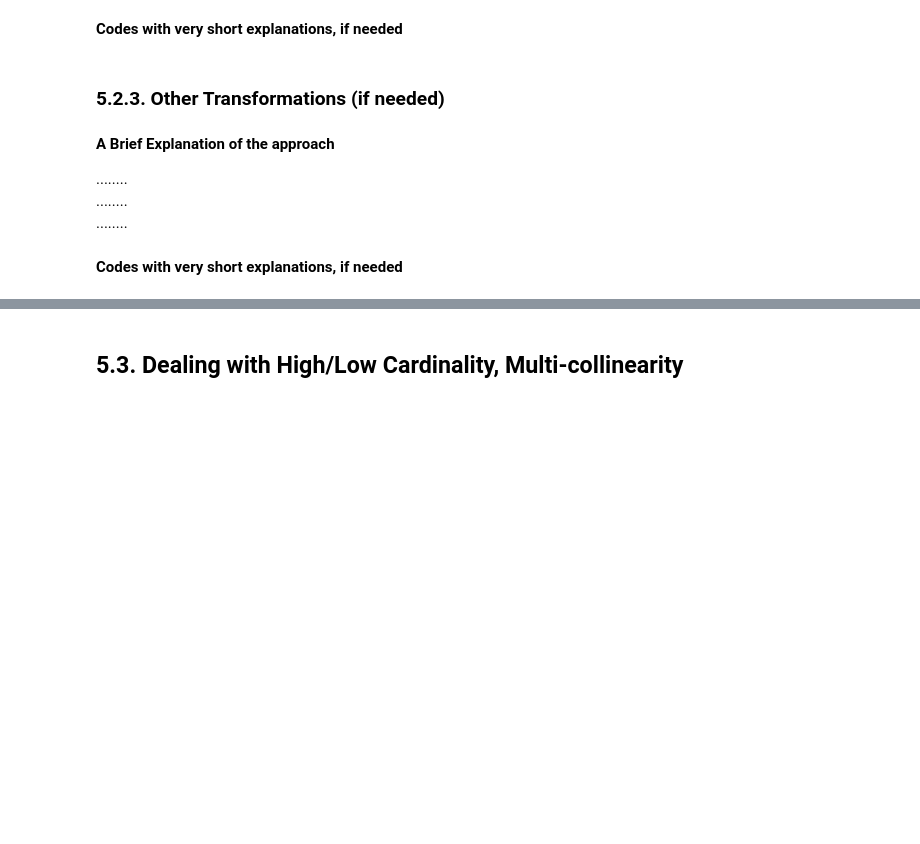
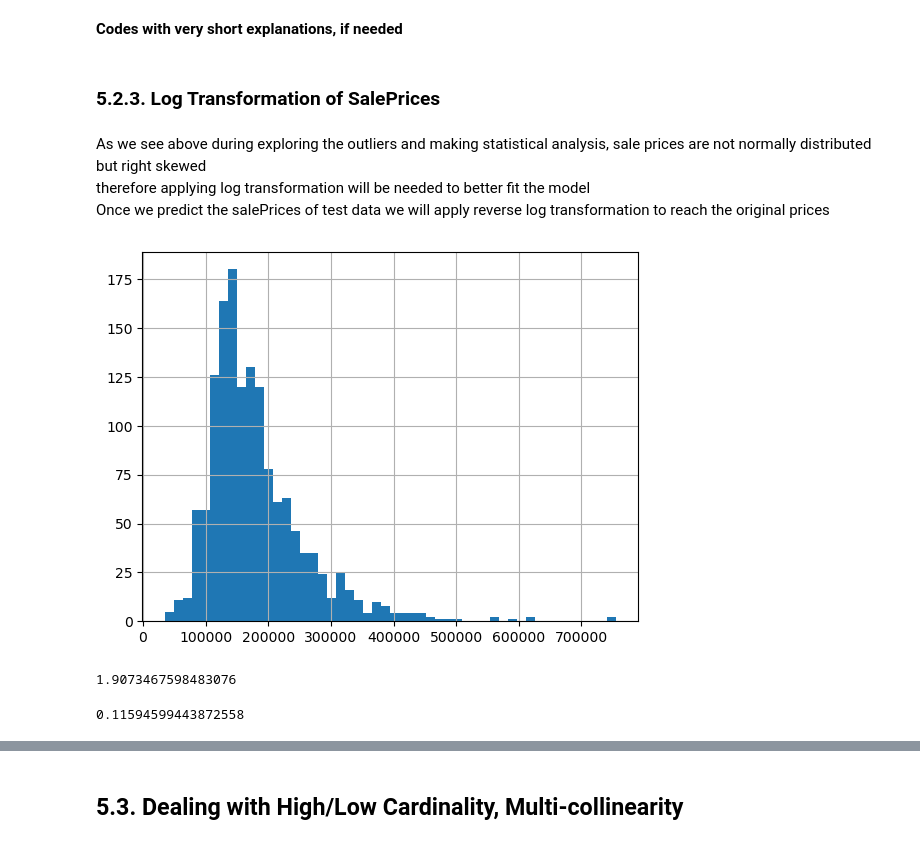
Before and after one commit to fatih-ml/Kaggle-Real-Estate-Competition-FeatureEngineering, a Jupyter notebook: Kaggle_house_prices_EDA.ipynb, the cells around one changed output, grey strips where cells are left out. Saved outputs shown, nothing was run; the diff lists cells and outputs as text; code cells hidden in the pictures; blank space fills up the shorter version.

```diff
--- a/Kaggle_house_prices_EDA.ipynb
+++ b/Kaggle_house_prices_EDA.ipynb
@@ -287,0 +344,6 @@ len(df3.columns)
+# %%
+# lets Create a Binary PoolQC, value:1 for yes and value:0 for No
+df3['HasPool'] = df3['PoolQC'].replace({'NP': 0,
+                                       'Ex': 1,
+                                       'Gd': 1,
+                                       'Fa': 1})
@@ -287,0 +356,2 @@ len(df3.columns)
+# %%
+df3.drop(columns=['PoolArea', 'PoolQC'], inplace=True)
@@ -287,0 +365,5 @@ len(df3.columns)
+# %%
+terrace_columns = ['WoodDeckSF', 'OpenPorchSF', 'EnclosedPorch', '3SsnPorch', 'ScreenPorch']  # this is a vector (5 col and many rows)
+terrace_weights = np.array([1, 1, 2, 2, 2])   # this is also a vector (1 dimension)
+
+df3['Terrace_Grade'] = np.dot(df3[terrace_columns], terrace_weights)  #dot product will be scalar for each rows
@@ -287,0 +383,2 @@ len(df3.columns)
+# %%
+df3.drop(columns=['WoodDeckSF', 'OpenPorchSF', 'EnclosedPorch', '3SsnPorch', 'ScreenPorch'], inplace=True)
@@ -324,12 +426,16 @@ len(df3.columns)
 # %% [markdown]
 **Codes with very short explanations, if needed**
 # %% [markdown]
-### 5.2.3. Other Transformations (if needed)
+### 5.2.3. Log Transformation of SalePrices
 # %% [markdown]
-**A Brief Explanation of the approach**
-
-........
-........
-........
+As we see above during exploring the outliers and making statistical analysis, sale prices are not normally distributed but right skewed
+therefore applying log transformation will be needed to better fit the model
+Once we predict the salePrices of test data we will apply reverse log transformation to reach the original prices
-# %% [markdown]
-**Codes with very short explanations, if needed**
+# %%
+df3['SalePrice'].hist(bins=50);
+# %% [output]
+[figure, added]
+# %%
+df3['SalePrice'].skew()
+# %% [output]
+1.9073467598483076
@@ -335,0 +444,4 @@ len(df3.columns)
+# %%
+df3['SalePrice'].skew()
+# %% [output]
+0.11594599443872558
```
Also changed, not shown: parts of 19 cells of this notebook.
